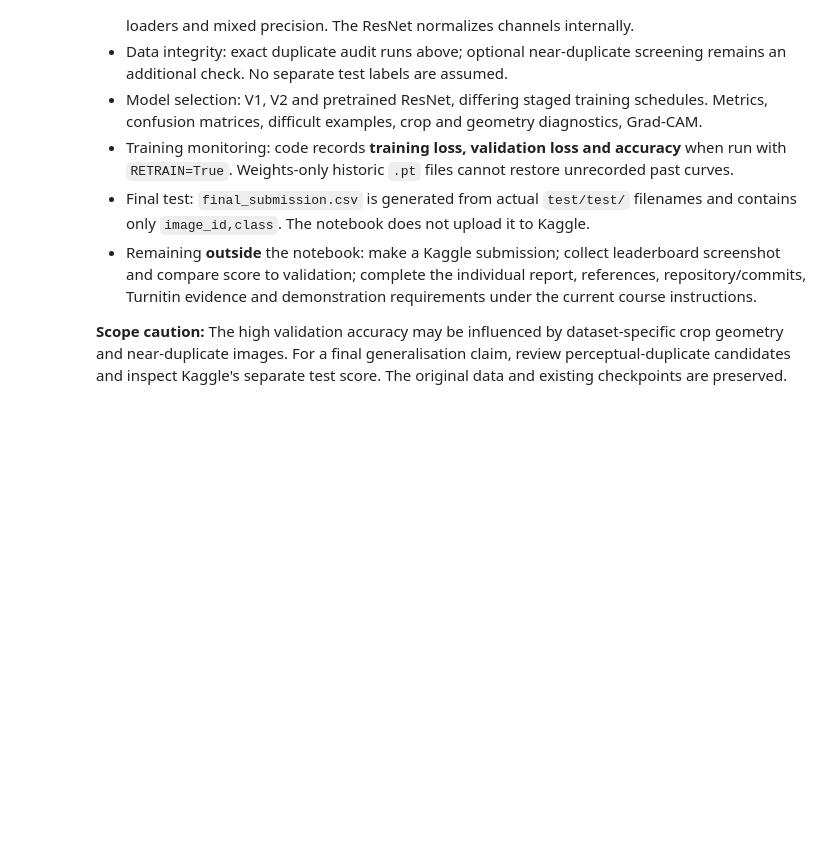
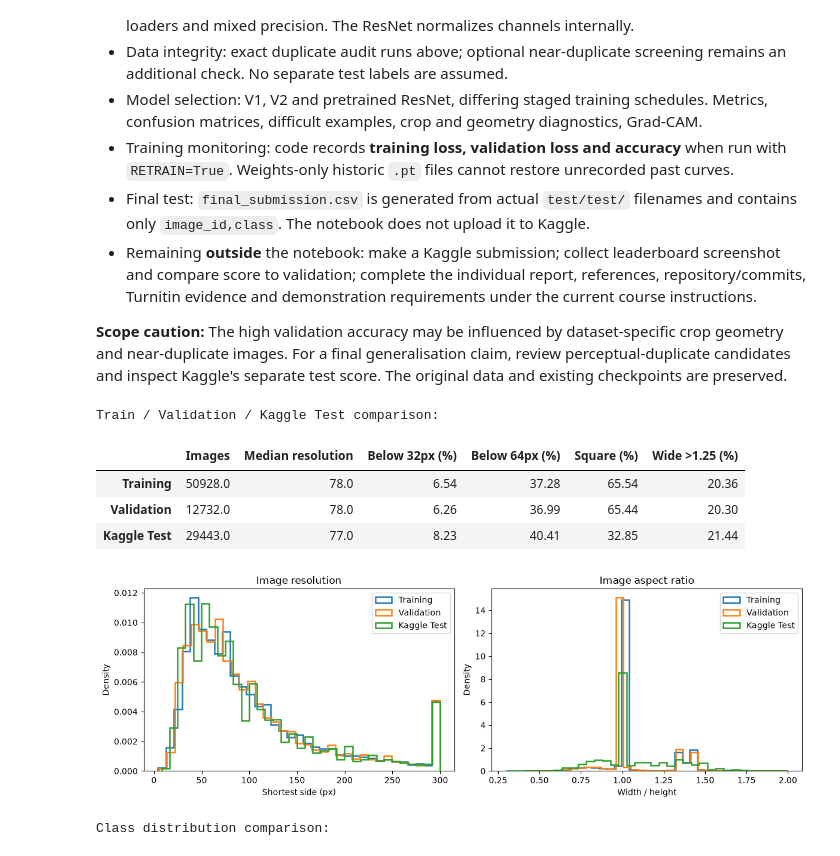
Before and after one commit to Mech-Onics/Kaggle, a Jupyter notebook: deep_learning.ipynb, the cells around one changed output. Cells and saved outputs as stored; diff of their text form; code cells hidden in the pictures; blank space fills up the shorter version.

Commit message:
Resnet model's prediction on the kaggle test data performed poorly. Investigated image size sensitivity and attempting to train model on facial recognition independently of image shape

```diff
--- a/deep_learning.ipynb
+++ b/deep_learning.ipynb
@@ -742,3 +742,83 @@ Saved final_submission.csv | rows: 29443
 - Remaining **outside** the notebook: make a Kaggle submission; collect leaderboard screenshot and compare score to validation; complete the individual report, references, repository/commits, Turnitin evidence and demonstration requirements under the current course instructions.
 
 **Scope caution:** The high validation accuracy may be influenced by dataset-specific crop geometry and near-duplicate images. For a final generalisation claim, review perceptual-duplicate candidates and inspect Kaggle's separate test score. The original data and existing checkpoints are preserved.
+# %%
+# Compare image geometry: training, validation and Kaggle test
+from PIL import Image
+
+def image_geometry(paths):
+    rows = []
+    for path in paths:
+        with Image.open(path) as img:
+            w, h = img.size
+        rows.append((min(w, h), w / h))
+    return pd.DataFrame(rows, columns=["short_side", "aspect_ratio"])
+
+train_geo = meta[meta.image_id.isin(train_data.image_id)]
+val_geo = meta[meta.image_id.isin(val_data.image_id)]
+test_geo = image_geometry([
+    p for p in TEST_DIR.iterdir()
+    if p.suffix.lower() in {".jpg", ".jpeg", ".png", ".webp"}
+])
+
+datasets = {
+    "Training": train_geo,
+    "Validation": val_geo,
+    "Kaggle Test": test_geo
+}
+
+# Numerical comparison
+summary = pd.DataFrame({
+    name: {
+        "Images": len(data),
+        "Median resolution": data.short_side.median(),
+        "Below 32px (%)": (data.short_side < 32).mean() * 100,
+        "Below 64px (%)": (data.short_side < 64).mean() * 100,
+        "Square (%)": (data.aspect_ratio == 1).mean() * 100,
+        "Wide >1.25 (%)": (data.aspect_ratio > 1.25).mean() * 100
+    }
+    for name, data in datasets.items()
+}).T
+
+print("Train / Validation / Kaggle Test comparison:")
+display(summary.round(2))
+
+# Distribution plots (percentages, not raw counts)
+fig, axes = plt.subplots(1, 2, figsize=(12, 4))
+
+for name, data in datasets.items():
+    axes[0].hist(data.short_side.clip(upper=300),
+                 bins=35, density=True, histtype="step",
+                 linewidth=1.8, label=name)
+
+    axes[1].hist(data.aspect_ratio.clip(upper=2),
+                 bins=35, density=True, histtype="step",
+                 linewidth=1.8, label=name)
+
+axes[0].set(title="Image resolution", xlabel="Shortest side (px)", ylabel="Density")
+axes[1].set(title="Image aspect ratio", xlabel="Width / height", ylabel="Density")
+
+for ax in axes:
+    ax.legend()
+
+plt.tight_layout()
+plt.show()
+
+# Compare class proportions against predictions in our existing submission
+submission_check = pd.read_csv(ROOT / "final_submission.csv")
+
+class_balance = pd.DataFrame({
+    "Training %": df["class"].value_counts(normalize=True) * 100,
+    "Kaggle predicted %": submission_check["class"].value_counts(normalize=True) * 100
+}).reindex(class_names).fillna(0)
+
+print("\nClass distribution comparison:")
+display(class_balance.round(2))
+# %% [output]
+Train / Validation / Kaggle Test comparison:
+|  | Images | Median resolution | Below 32px (%) | Below 64px (%) | Square (%) | Wide >1.25 (%) |
+| Training | 50928.0 | 78.0 | 6.54 | 37.28 | 65.54 | 20.36 |
+| Validation | 12732.0 | 78.0 | 6.26 | 36.99 | 65.44 | 20.30 |
+| Kaggle Test | 29443.0 | 77.0 | 8.23 | 40.41 | 32.85 | 21.44 |
+[figure, added]
+Class distribution comparison:
```
Also changed, not shown: parts of 4 cells of this notebook.
